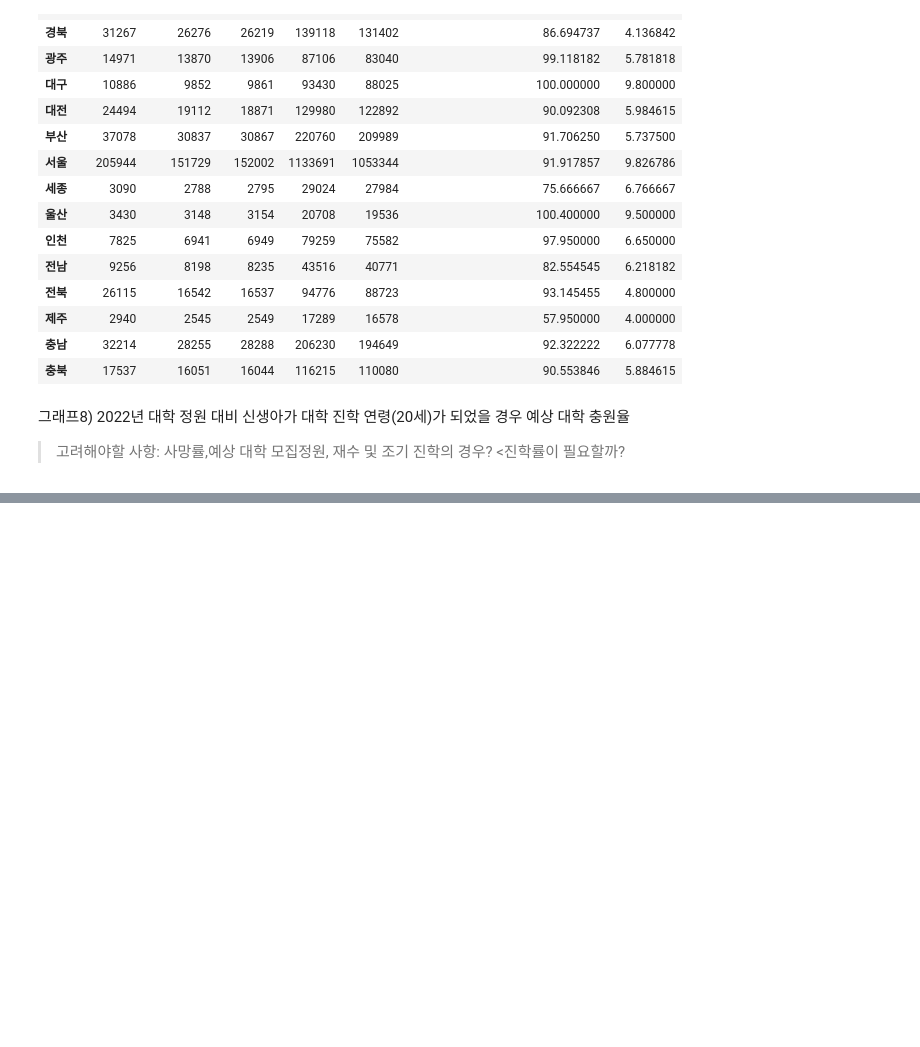
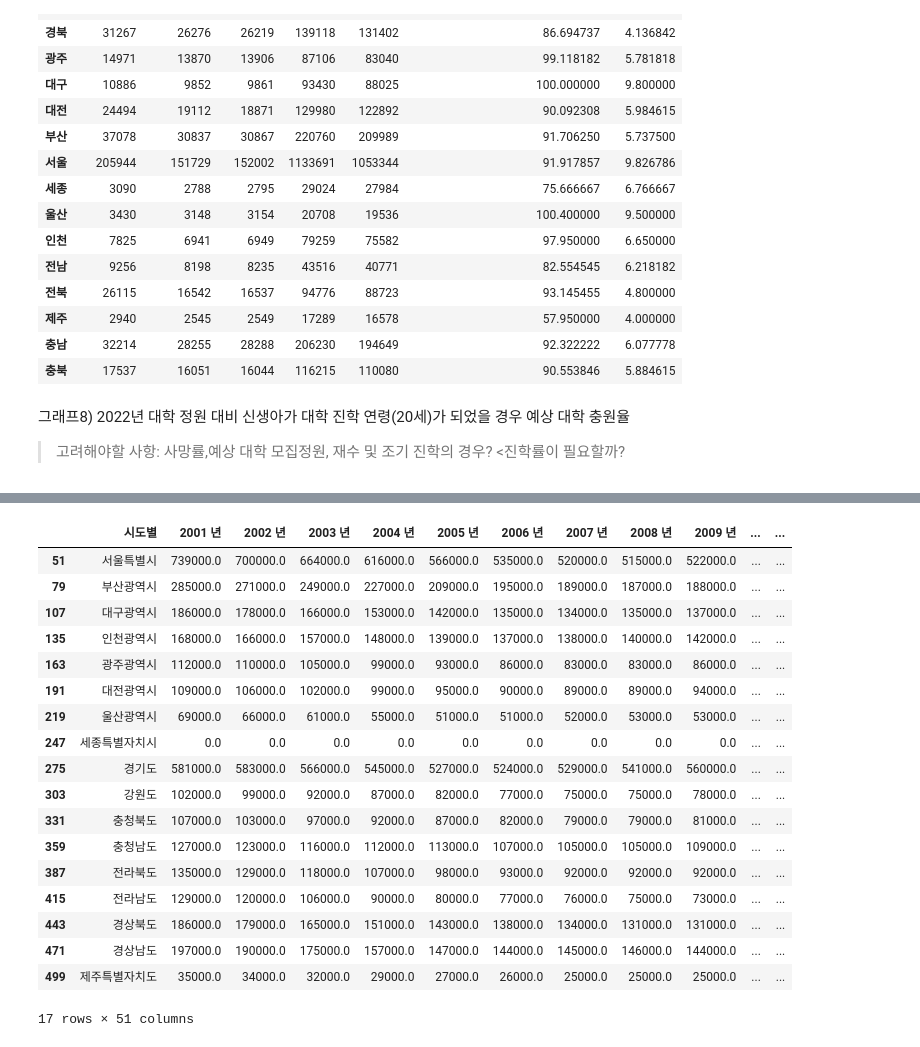
Before and after one commit to seyeon-shijuan/birth-rate-to-universities-visualization, a Jupyter notebook: notebook/individual_notebooks/SeYoung_univ_pernum_rate.ipynb, the cells around one changed output, grey strips where cells are left out. Saved outputs shown, nothing was run; the diff lists cells and outputs as text; code cells hidden in the pictures; blank space fills up the shorter version.

```diff
--- a/notebook/individual_notebooks/SeYoung_univ_pernum_rate.ipynb
+++ b/notebook/individual_notebooks/SeYoung_univ_pernum_rate.ipynb
@@ -104,3 +127,9 @@ dfcom
 # %% [markdown]
  그래프8) 2022년 대학 정원 대비 신생아가 대학 진학 연령(20세)가 되었을 경우 예상 대학 충원율
 > 고려해야할 사항: 사망률,예상 대학 모집정원, 재수 및 조기 진학의 경우? <진학률이 필요할까?
+# %%
+
+df = pd.read_csv("https://raw.githubusercontent.com/seyeon-shijuan/birth-rate-to-universities-visualization/master/data/regeon_age_persnum.csv",encoding="cp949",thousands = ',' )
+
+
+df
@@ -106,0 +164,5 @@ dfcom
+# %%
+dfs=df[df["인구종류별"]=="학령인구(천명): 대학교(18~21세)"].drop('Unnamed: 86',axis=1)
+# %%
+dfs=dfs.fillna(0)
+dfs
@@ -106,0 +205,35 @@ dfcom
+# %%
+dfcs= dfs[['시도별',
+       '2001 년', '2002 년', '2003 년', '2004 년', '2005 년', '2006 년', '2007 년',
+       '2008 년', '2009 년', '2010 년', '2011 년', '2012 년', '2013 년', '2014 년',
+       '2015 년', '2016 년', '2017 년', '2018 년', '2019 년', '2020 년', '2021 년',
+       '2022 년', '2023 년', '2024 년', '2025 년', '2026 년', '2027 년', '2028 년',
+       '2029 년', '2030 년', '2031 년', '2032 년', '2033 년', '2034 년', '2035 년',
+       '2036 년', '2037 년', '2038 년', '2039 년', '2040 년', '2041 년', '2042 년',
+       '2043 년', '2044 년', '2045 년', '2046 년', '2047 년', '2048 년', '2049 년',
+       '2050 년']]
+# %%
+dfccs=dfcs*1000
+dfccs["시도별"]=dfcs["시도별"]
+dfccs=dfccs[1:]
+dfccs
+# %% [output]
+|  | 시도별 | 2001 년 | 2002 년 | 2003 년 | 2004 년 | 2005 년 | 2006 년 | 2007 년 | 2008 년 | 2009 년 | ... | ... |
+| 51 | 서울특별시 | 739000.0 | 700000.0 | 664000.0 | 616000.0 | 566000.0 | 535000.0 | 520000.0 | 515000.0 | 522000.0 | ... | ... |
+| 79 | 부산광역시 | 285000.0 | 271000.0 | 249000.0 | 227000.0 | 209000.0 | 195000.0 | 189000.0 | 187000.0 | 188000.0 | ... | ... |
+| 107 | 대구광역시 | 186000.0 | 178000.0 | 166000.0 | 153000.0 | 142000.0 | 135000.0 | 134000.0 | 135000.0 | 137000.0 | ... | ... |
+| 135 | 인천광역시 | 168000.0 | 166000.0 | 157000.0 | 148000.0 | 139000.0 | 137000.0 | 138000.0 | 140000.0 | 142000.0 | ... | ... |
+| 163 | 광주광역시 | 112000.0 | 110000.0 | 105000.0 | 99000.0 | 93000.0 | 86000.0 | 83000.0 | 83000.0 | 86000.0 | ... | ... |
+| 191 | 대전광역시 | 109000.0 | 106000.0 | 102000.0 | 99000.0 | 95000.0 | 90000.0 | 89000.0 | 89000.0 | 94000.0 | ... | ... |
+| 219 | 울산광역시 | 69000.0 | 66000.0 | 61000.0 | 55000.0 | 51000.0 | 51000.0 | 52000.0 | 53000.0 | 53000.0 | ... | ... |
+| 247 | 세종특별자치시 | 0.0 | 0.0 | 0.0 | 0.0 | 0.0 | 0.0 | 0.0 | 0.0 | 0.0 | ... | ... |
+| 275 | 경기도 | 581000.0 | 583000.0 | 566000.0 | 545000.0 | 527000.0 | 524000.0 | 529000.0 | 541000.0 | 560000.0 | ... | ... |
+| 303 | 강원도 | 102000.0 | 99000.0 | 92000.0 | 87000.0 | 82000.0 | 77000.0 | 75000.0 | 75000.0 | 78000.0 | ... | ... |
+| 331 | 충청북도 | 107000.0 | 103000.0 | 97000.0 | 92000.0 | 87000.0 | 82000.0 | 79000.0 | 79000.0 | 81000.0 | ... | ... |
+| 359 | 충청남도 | 127000.0 | 123000.0 | 116000.0 | 112000.0 | 113000.0 | 107000.0 | 105000.0 | 105000.0 | 109000.0 | ... | ... |
+| 387 | 전라북도 | 135000.0 | 129000.0 | 118000.0 | 107000.0 | 98000.0 | 93000.0 | 92000.0 | 92000.0 | 92000.0 | ... | ... |
+| 415 | 전라남도 | 129000.0 | 120000.0 | 106000.0 | 90000.0 | 80000.0 | 77000.0 | 76000.0 | 75000.0 | 73000.0 | ... | ... |
+| 443 | 경상북도 | 186000.0 | 179000.0 | 165000.0 | 151000.0 | 143000.0 | 138000.0 | 134000.0 | 131000.0 | 131000.0 | ... | ... |
+| 471 | 경상남도 | 197000.0 | 190000.0 | 175000.0 | 157000.0 | 147000.0 | 144000.0 | 145000.0 | 146000.0 | 144000.0 | ... | ... |
+| 499 | 제주특별자치도 | 35000.0 | 34000.0 | 32000.0 | 29000.0 | 27000.0 | 26000.0 | 25000.0 | 25000.0 | 25000.0 | ... | ... |
+17 rows × 51 columns
```
Also changed, not shown: parts of 22 cells of this notebook.
